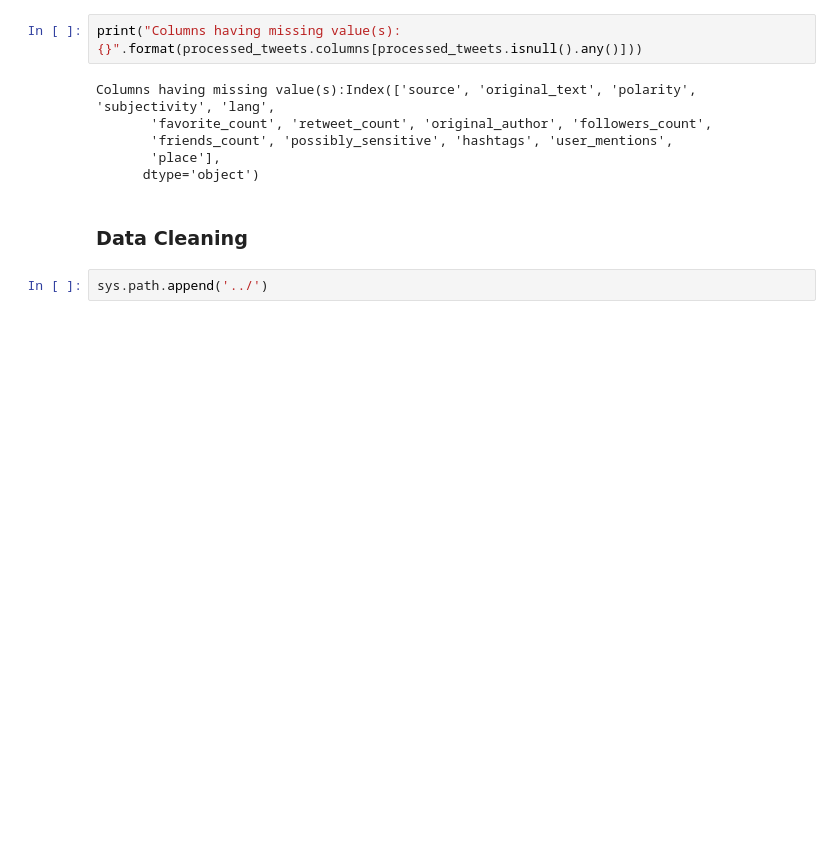
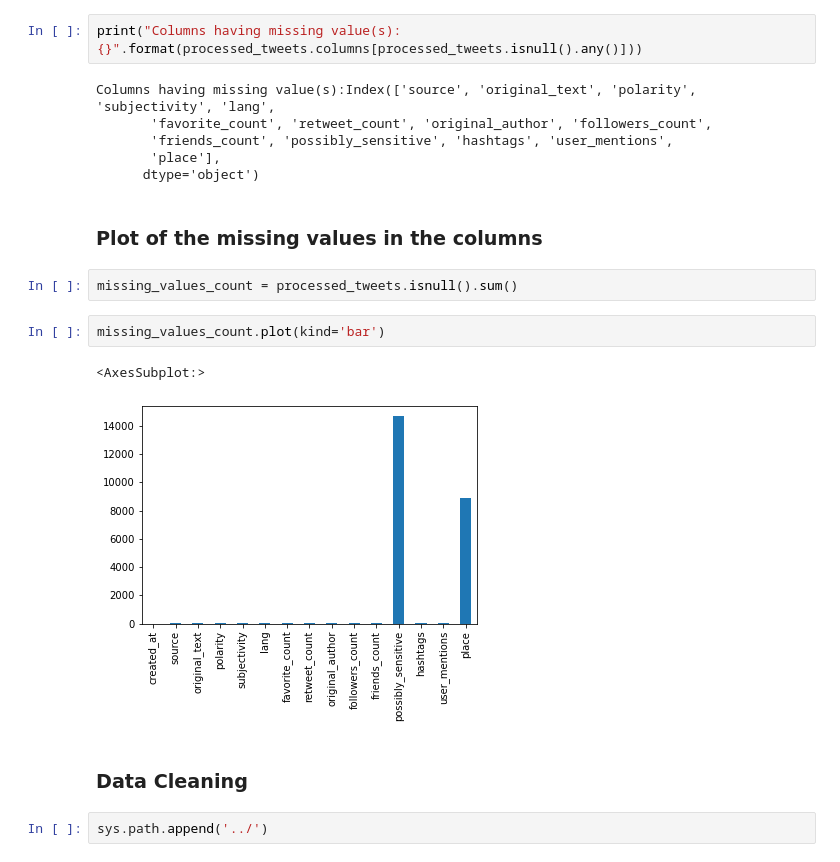
Before and after one commit to teddyk251/Twitter-Data-Analysis, a Jupyter notebook: notebooks/data_exploration.ipynb, the cells around one changed output. Saved outputs shown, nothing was run; the diff lists cells and outputs as text; blank space fills up the shorter version.

```diff
--- a/notebooks/data_exploration.ipynb
+++ b/notebooks/data_exploration.ipynb
@@ -82,6 +82,15 @@ Columns having missing value(s):Index(['source', 'original_text', 'polarity', 's
        'friends_count', 'possibly_sensitive', 'hashtags', 'user_mentions',
        'place'],
       dtype='object')
+# %% [markdown]
+### Plot of the missing values in the columns
+# %%
+missing_values_count = processed_tweets.isnull().sum()
+# %%
+missing_values_count.plot(kind='bar')
+# %% [output]
+<AxesSubplot:>
+[figure, added]
 # %% [markdown]
 ### Data Cleaning
 # %%
```
Also changed, not shown: parts of 6 cells of this notebook, 2 other files.
